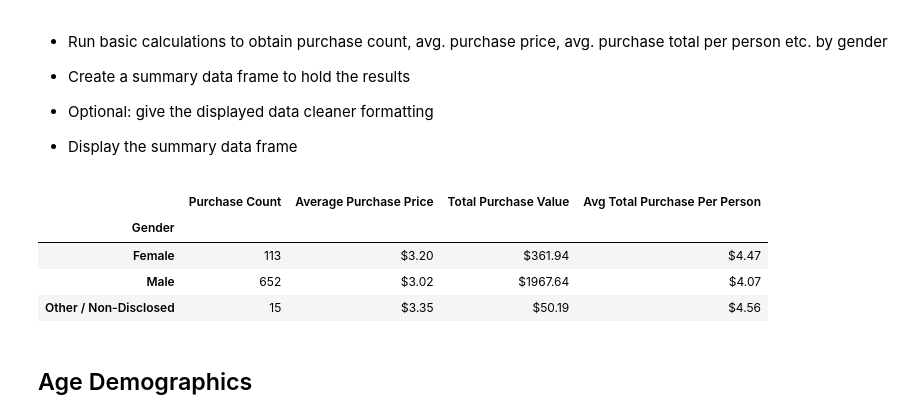
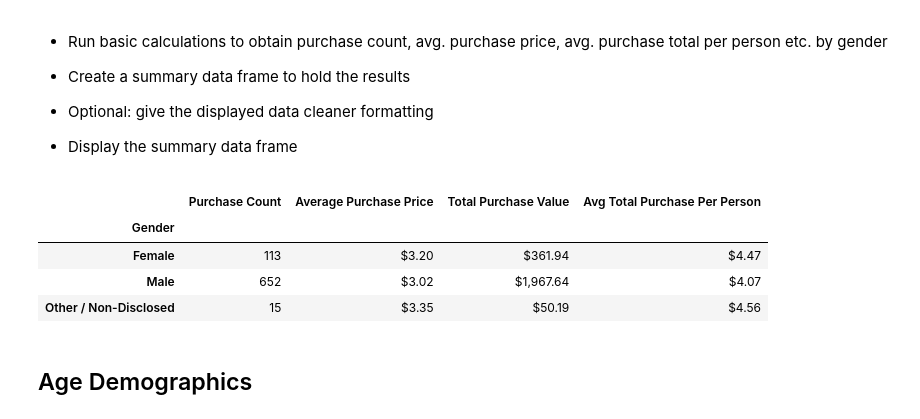
Before and after one commit to dwisinski/Pandas-challenge, a Jupyter notebook: HeroesOfPymoli.ipynb, the cells around one changed output. Saved outputs shown, nothing was run; the diff lists cells and outputs as text; code cells hidden in the pictures.

```diff
--- a/HeroesOfPymoli.ipynb
+++ b/HeroesOfPymoli.ipynb
@@ -82,29 +93,34 @@ gender_demos
 
 * Display the summary data frame
 # %%
+# Get the purchase count for each gender by grouping by gender and taking the count of each respective purchase ID
 purch_count = purchase_data.groupby("Gender")["Purchase ID"].count()
 
-avg_price = purchase_data.groupby(["Gender"]).mean()
-avg_price = avg_price["Price"]
+# Get the average price of each item purchasd by gender by grouping by gender and calculating the average (mean) for the price column
+avg_price = purchase_data.groupby("Gender")["Price"].mean()
 
+# Get the total value of purchases by multiplying the average price per item purchased by the total number of items purchased
 total_value = avg_price * purch_count
 
+# Get the total number of players by gender using a different method of calculation than previously utilized (group by gender and get the number of unique screen name values)
 total_count1 = purchase_data.groupby("Gender")["SN"].nunique()
 
+# Get the average total per person of each gender by dividing the total value of purchases by number of players of each gender
 avg_purch = total_value / total_count1
 
+# Create and dsiplay the formatted DataFrame
 purch_analysis = pd.DataFrame({
     "Purchase Count": purch_count,
     "Average Purchase Price": avg_price.map("${:.2f}".format),
-    "Total Purchase Value": total_value.map("${:.2f}".format),
+    "Total Purchase Value": total_value.map("${:,.2f}".format),
     "Avg Total Purchase Per Person": avg_purch.map("${:.2f}".format)
 })
 purch_analysis
 # %% [output]
 |  | Purchase Count | Average Purchase Price | Total Purchase Value | Avg Total Purchase Per Person |
 | Gender |  |  |  |  |
 | Female | 113 | $3.20 | $361.94 | $4.47 |
-| Male | 652 | $3.02 | $1967.64 | $4.07 |
+| Male | 652 | $3.02 | $1,967.64 | $4.07 |
 | Other / Non-Disclosed | 15 | $3.35 | $50.19 | $4.56 |
 # %% [markdown]
 ## Age Demographics
```
Also changed, not shown: parts of 17 cells of this notebook, 1 other file.
